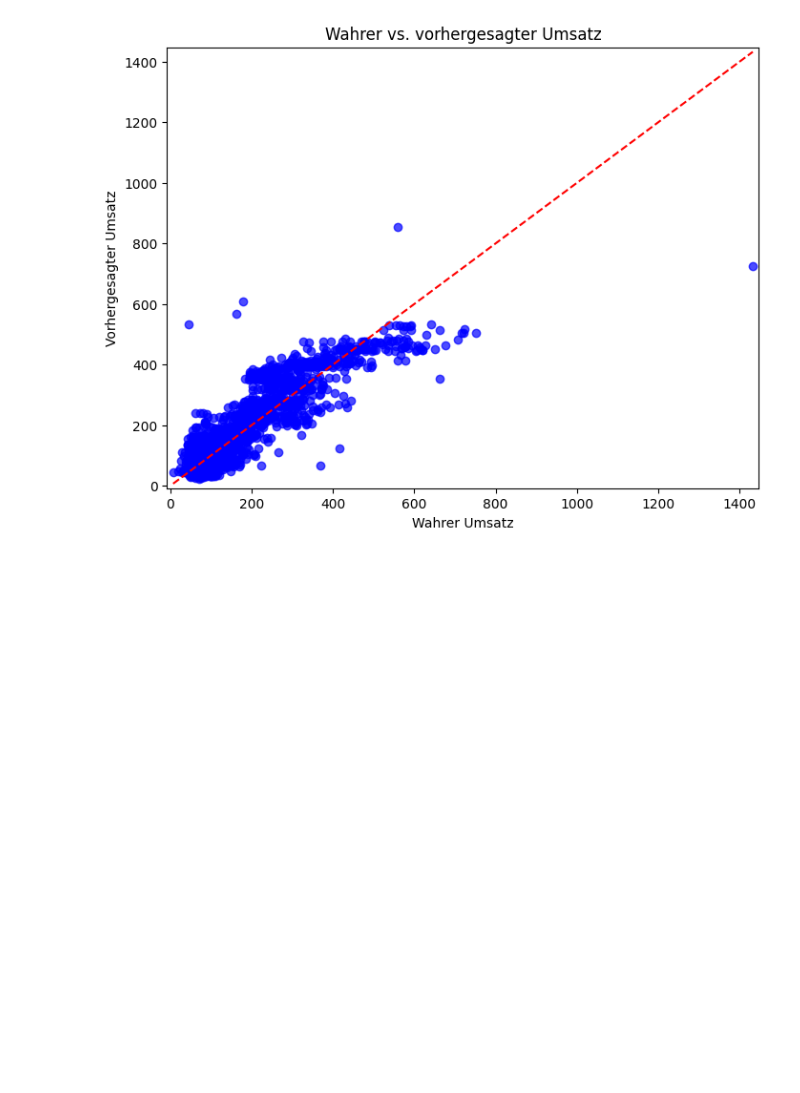
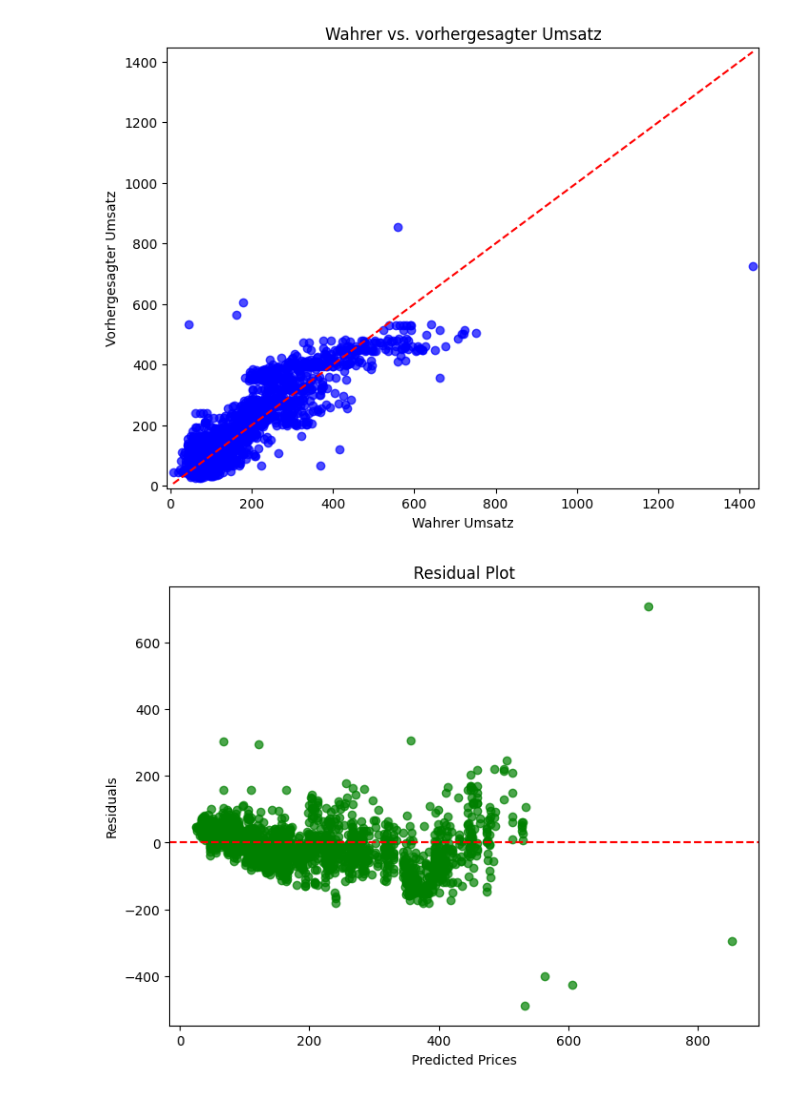
Before and after one commit to Heidikowski/Bakery-Project, a Jupyter notebook: 2_BaselineModel/baseline_model.ipynb, the cells around one changed output. Saved outputs shown, nothing was run; the diff lists cells and outputs as text; code cells hidden in the pictures; blank space fills up the shorter version.

Commit message:
added plots and cleaned up code

```diff
--- a/2_BaselineModel/baseline_model.ipynb
+++ b/2_BaselineModel/baseline_model.ipynb
@@ -159,3 +166,17 @@ plt.title("Wahrer vs. vorhergesagter Umsatz")
 plt.show()
 # %% [output]
 [figure]
+# %%
+# Calculate residuals (differences between actual and predicted values)
+residuals = df_umsatz_test["Umsatz"] - predictions
+
+# Residual plot: Predicted Prices vs. Residuals
+plt.figure(figsize=(8, 6))
+plt.scatter(predictions, residuals, alpha=0.7, color="green")
+plt.axhline(y=0, color="red", linestyle="--")
+plt.xlabel("Predicted Prices")
+plt.ylabel("Residuals")
+plt.title("Residual Plot")
+plt.show()
+# %% [output]
+[figure, added]
```
Also changed, not shown: parts of 14 cells of this notebook.
